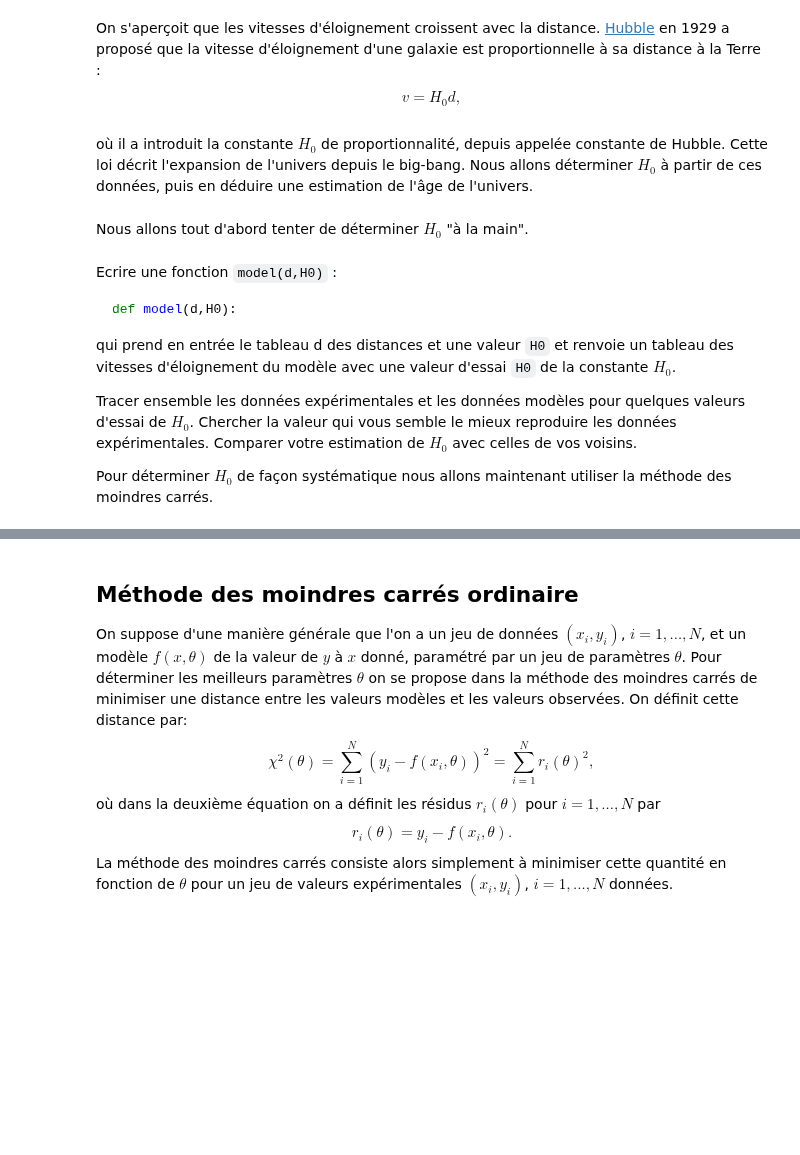
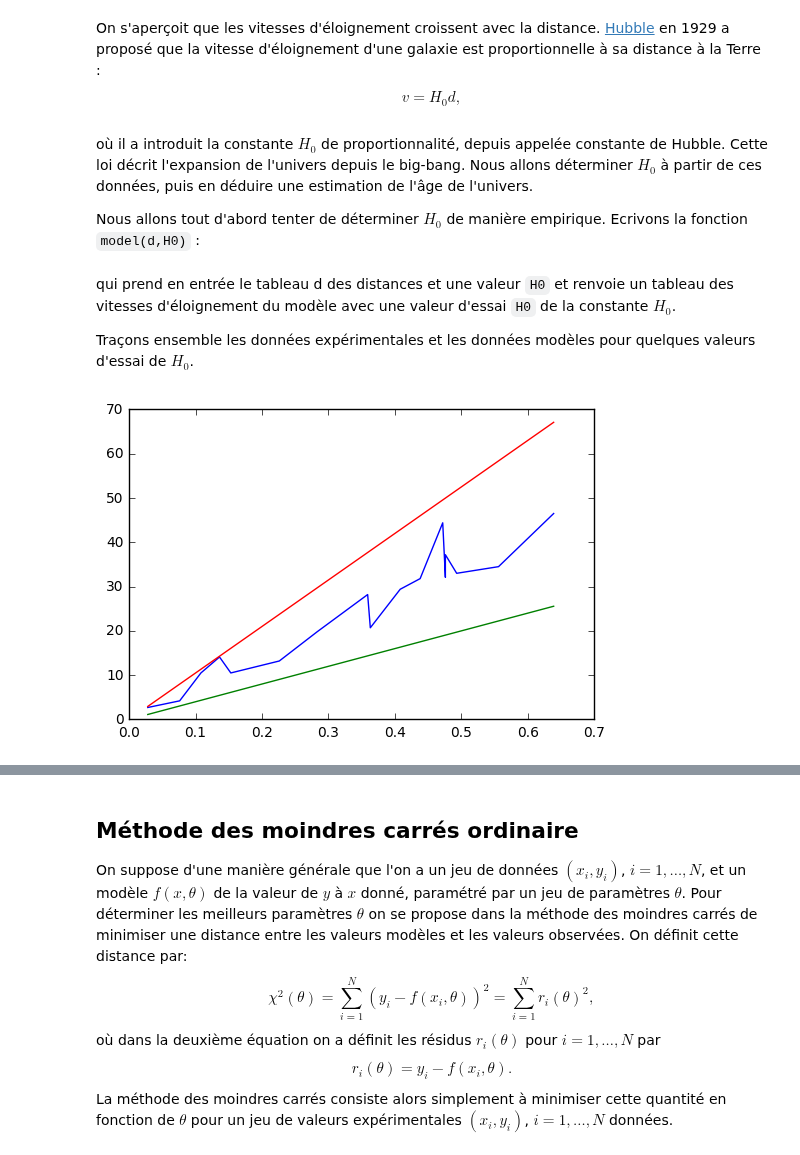
Before and after one commit to SergeStinckwich/ARE-UPMC, a Jupyter notebook: ARE-DYNAMIC/fiche4.ipynb, the cells around one changed output, grey strips where cells are left out. Cells and saved outputs as stored; diff of their text form; code cells hidden in the pictures; blank space fills up the shorter version.

````diff
--- a/ARE-DYNAMIC/fiche4.ipynb
+++ b/ARE-DYNAMIC/fiche4.ipynb
@@ -37,15 +37,20 @@ v=H_0d,
 $$
 # %% [markdown]
 où il a introduit la constante $H_0$ de proportionnalité, depuis appelée constante de Hubble. Cette loi décrit l'expansion de l'univers depuis le big-bang. Nous allons déterminer $H_0$ à partir de ces données, puis en déduire une estimation de l'âge de l'univers.
+
+Nous allons tout d'abord tenter de déterminer $H_0$ de manière empirique.
+Ecrivons la fonction ```model(d,H0)``` :
-# %% [markdown]
-Nous allons tout d'abord tenter de déterminer $H_0$ "à la main".
+# %%
+def model(d, H0):
+    return d*H0
 # %% [markdown]
-Ecrire une fonction ```model(d,H0)``` :
-```python
-def model(d,H0):
-```
 qui prend en entrée le tableau d des distances et une valeur ```H0``` et renvoie un tableau des vitesses d'éloignement du modèle avec une valeur d'essai ```H0``` de la constante $H_0$.
 
-Tracer ensemble les données expérimentales et les données modèles pour quelques valeurs d'essai de $H_0$. Chercher la valeur qui vous semble le mieux reproduire les données expérimentales. Comparer votre estimation de $H_0$ avec celles de vos voisins.
-
-Pour déterminer $H_0$ de façon systématique nous allons maintenant utiliser la méthode des moindres carrés.
+Traçons ensemble les données expérimentales et les données modèles pour quelques valeurs d'essai de $H_0$.
+# %%
+plot(d, v)
+plot(d, model(d, 40))
+plot(d, model(d, 105))
+show()
+# %% [output]
+[figure, added]
````
Also changed, not shown: parts of 1 cell of this notebook.
